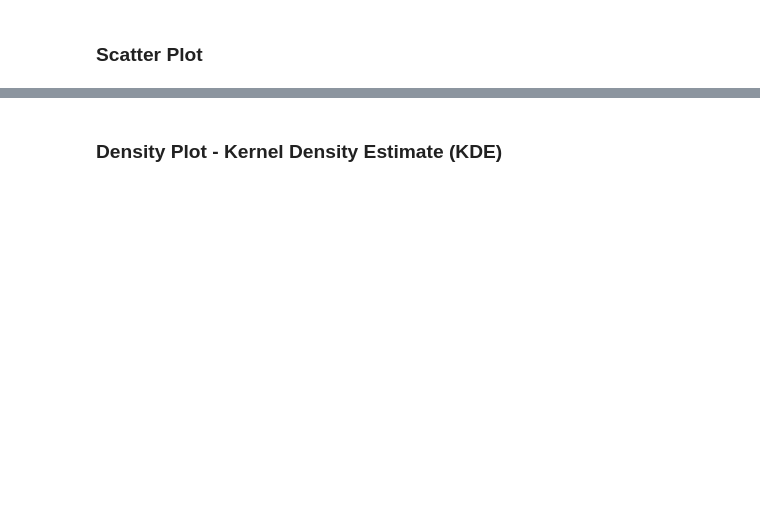
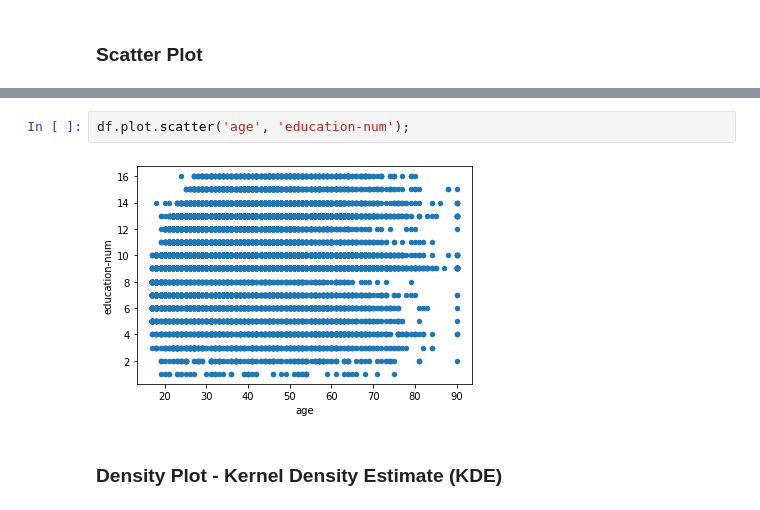
Before and after one commit to AJWD92/DS-Unit-1-Sprint-1-Data-Wrangling-and-Storytelling, a Jupyter notebook: module1-exploratory-data-analysis/LS_DS_111_Exploratory_Data_Analysis.ipynb, the cells around one changed output, grey strips where cells are left out. Drawn from its saved outputs; the diff is of its cells as text; blank space fills up the shorter version.

```diff
--- a/module1-exploratory-data-analysis/LS_DS_111_Exploratory_Data_Analysis.ipynb
+++ b/module1-exploratory-data-analysis/LS_DS_111_Exploratory_Data_Analysis.ipynb
@@ -240,2 +497,6 @@ Why might it be important for us to be able to visualize how our data is distrib
+# %%
+df.plot.scatter('age', 'education-num');
+# %% [output]
+[figure, added]
 # %% [markdown]
 ### Density Plot - Kernel Density Estimate (KDE)
```
Also changed, not shown: parts of 28 cells of this notebook.
